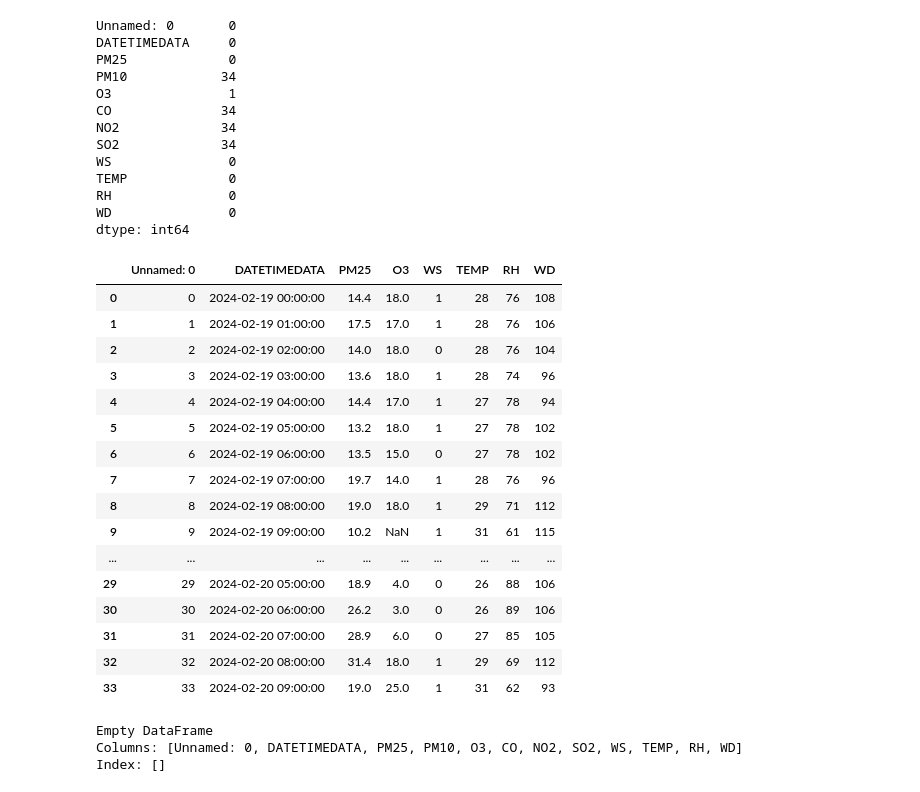
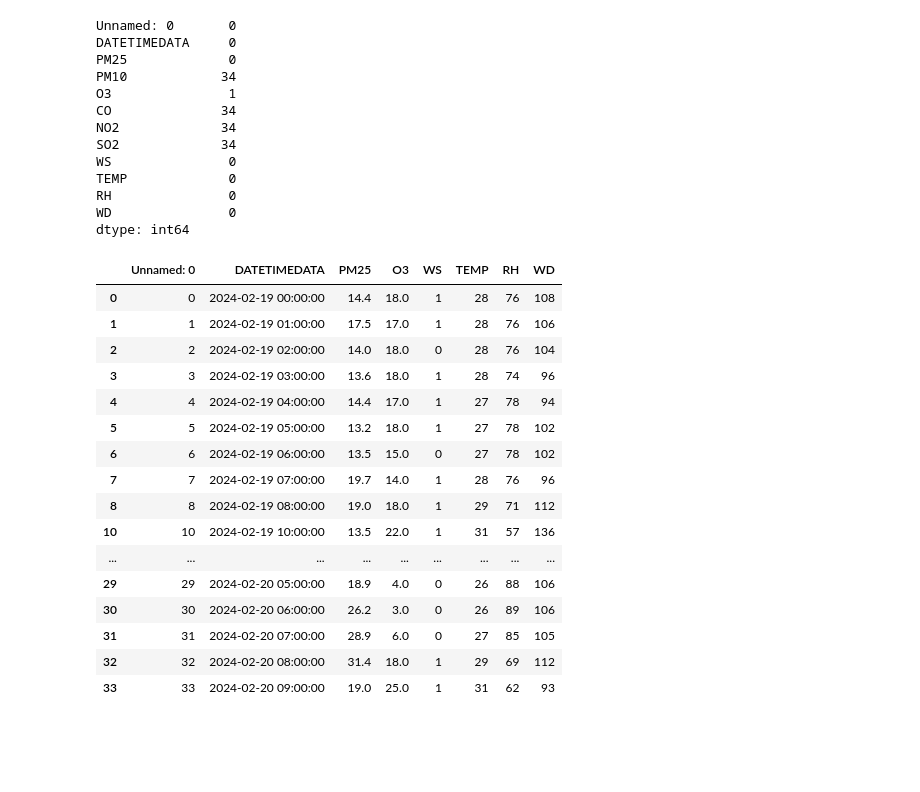
Before and after one commit to Thanathat26/Pm2.5, a Jupyter notebook: pm2.5.ipynb, the cells around one changed output. Saved outputs shown, nothing was run; the diff lists cells and outputs as text; code cells hidden in the pictures; blank space fills up the shorter version.

Commit message:
test drop

```diff
--- a/pm2.5.ipynb
+++ b/pm2.5.ipynb
@@ -61,47 +72,26 @@ RH               0
 WD               0
 dtype: int64
 # %%
-nan_col=['CO','NO2','SO2','PM10']
+nan_col=['CO','NO2','SO2','PM10',]
 air25_data = air25_data.drop(columns=nan_col)
 air25_data.dropna(subset='O3', inplace=True)
 
 air25_data
 # %% [output]
 |  | Unnamed: 0 | DATETIMEDATA | PM25 | O3 | WS | TEMP | RH | WD |
 | 0 | 0 | 2024-02-19 00:00:00 | 14.4 | 18.0 | 1 | 28 | 76 | 108 |
 | 1 | 1 | 2024-02-19 01:00:00 | 17.5 | 17.0 | 1 | 28 | 76 | 106 |
 | 2 | 2 | 2024-02-19 02:00:00 | 14.0 | 18.0 | 0 | 28 | 76 | 104 |
 | 3 | 3 | 2024-02-19 03:00:00 | 13.6 | 18.0 | 1 | 28 | 74 | 96 |
 | 4 | 4 | 2024-02-19 04:00:00 | 14.4 | 17.0 | 1 | 27 | 78 | 94 |
 | 5 | 5 | 2024-02-19 05:00:00 | 13.2 | 18.0 | 1 | 27 | 78 | 102 |
 | 6 | 6 | 2024-02-19 06:00:00 | 13.5 | 15.0 | 0 | 27 | 78 | 102 |
 | 7 | 7 | 2024-02-19 07:00:00 | 19.7 | 14.0 | 1 | 28 | 76 | 96 |
 | 8 | 8 | 2024-02-19 08:00:00 | 19.0 | 18.0 | 1 | 29 | 71 | 112 |
-| 9 | 9 | 2024-02-19 09:00:00 | 10.2 | NaN | 1 | 31 | 61 | 115 |
+| 10 | 10 | 2024-02-19 10:00:00 | 13.5 | 22.0 | 1 | 31 | 57 | 136 |
 | ... | ... | ... | ... | ... | ... | ... | ... | ... |
 | 29 | 29 | 2024-02-20 05:00:00 | 18.9 | 4.0 | 0 | 26 | 88 | 106 |
 | 30 | 30 | 2024-02-20 06:00:00 | 26.2 | 3.0 | 0 | 26 | 89 | 106 |
 | 31 | 31 | 2024-02-20 07:00:00 | 28.9 | 6.0 | 0 | 27 | 85 | 105 |
 | 32 | 32 | 2024-02-20 08:00:00 | 31.4 | 18.0 | 1 | 29 | 69 | 112 |
 | 33 | 33 | 2024-02-20 09:00:00 | 19.0 | 25.0 | 1 | 31 | 62 | 93 |
-# %%
-import pandas as pd
-
-# สมมติว่า 'air25_data' คือ DataFrame ที่มี 'PM25', 'CO', 'NO2', 'SO2' และอื่น ๆ
-# air25_data = ...
-
-# ระบุคอลัมน์ที่ต้องการตรวจสอบ NaN
-columns_to_check = ['PM10', 'O3', 'CO', 'NO2', 'SO2']
-
-# ลบแถวที่มี NaN ในคอลัมน์ที่ต้องการตรวจสอบ
-air25_data.dropna(subset=columns_to_check, inplace=True)
-
-# รีเซ็ตดัชนีของ DataFrame เพื่อไม่เหลือว่างแถวใน DataFrame
-air25_data = air25_data.reset_index(drop=True)
-
-# แสดง DataFrame ที่ผ่านการแก้ไข
-print(air25_data)
-# %% [output]
-Empty DataFrame
-Columns: [Unnamed: 0, DATETIMEDATA, PM25, PM10, O3, CO, NO2, SO2, WS, TEMP, RH, WD]
-Index: []
```
Also changed, not shown: parts of 1 cell of this notebook.
